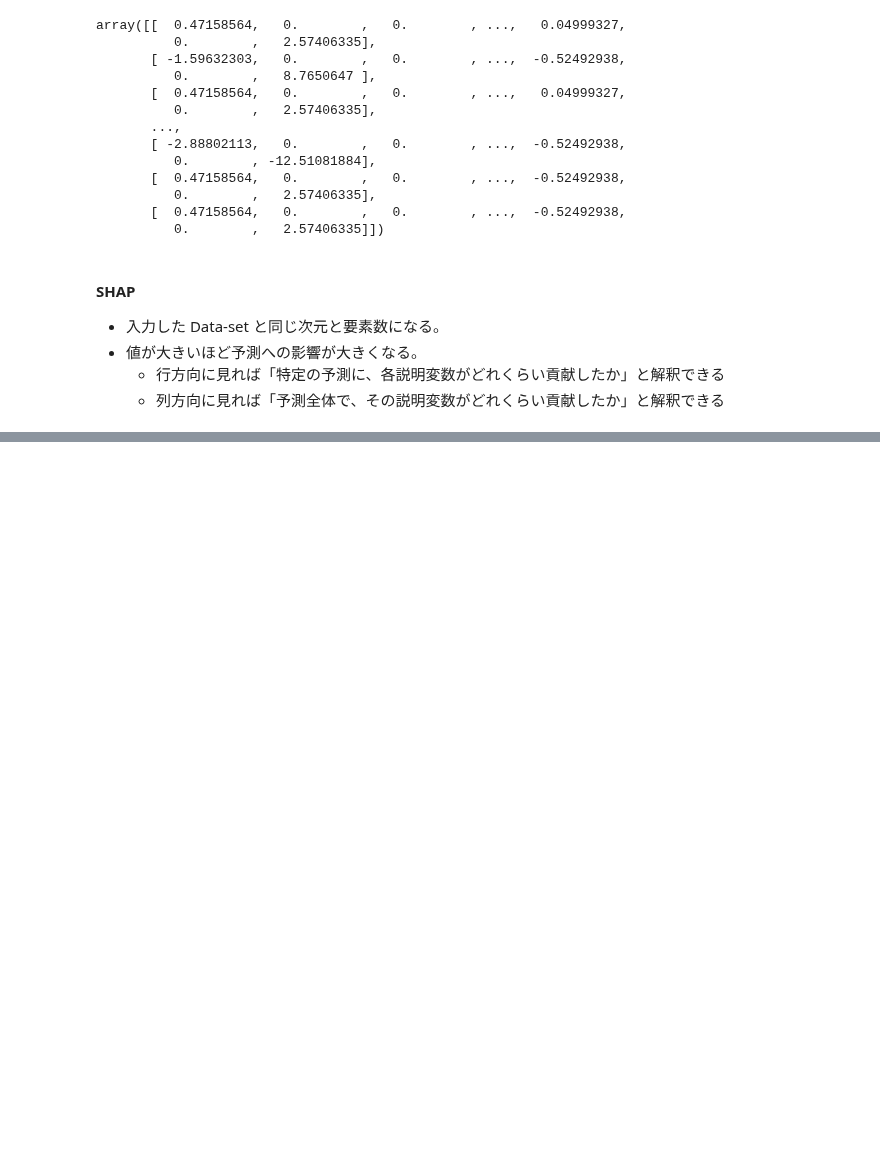
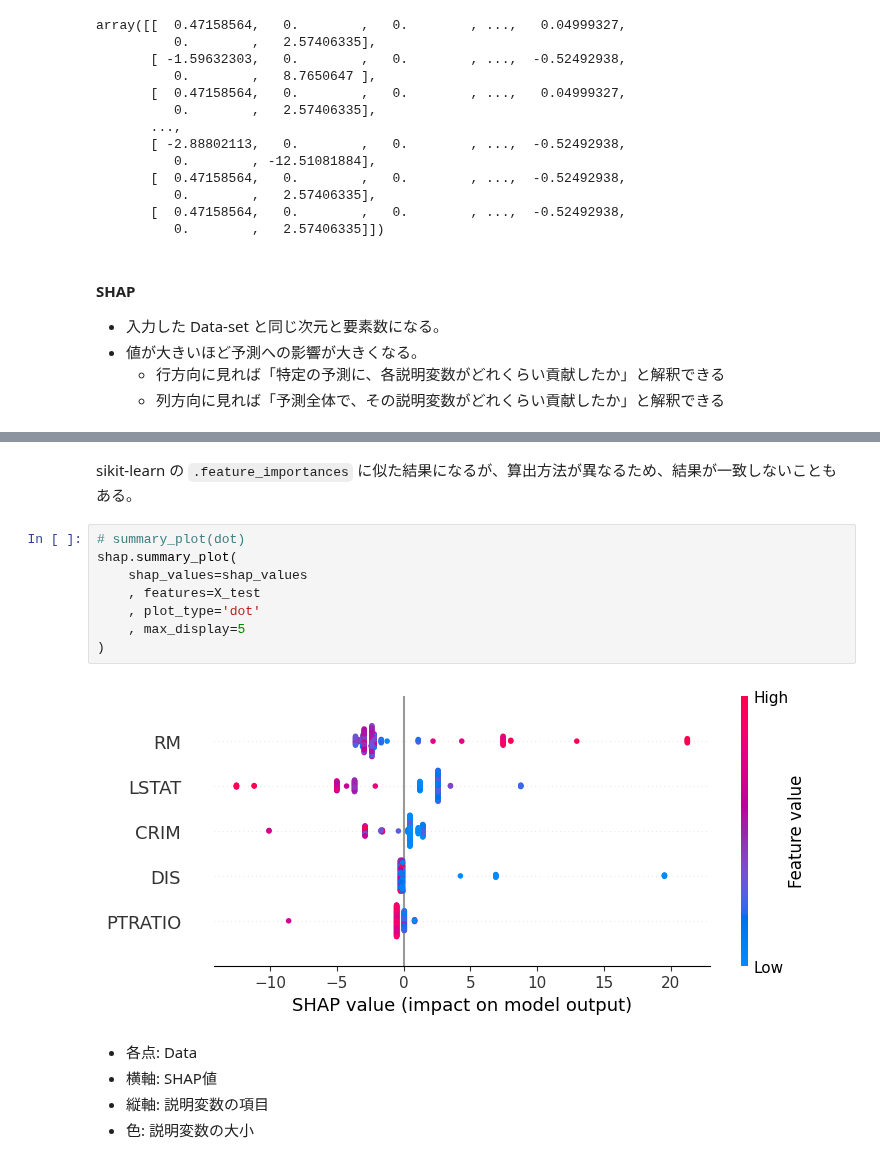
Before and after one commit to 1024xx4/ai_model_building_100, a Jupyter notebook: section09/section09.ipynb, the cells around one changed output, grey strips where cells are left out. Drawn from its saved outputs; the diff is of its cells as text; blank space fills up the shorter version.

```diff
--- a/section09/section09.ipynb
+++ b/section09/section09.ipynb
@@ -124,0 +139,17 @@ array([[  0.47158564,   0.        ,   0.        , ...,   0.04999327,
+# %% [markdown]
+sikit-learn の `.feature_importances` に似た結果になるが、算出方法が異なるため、結果が一致しないこともある。
+# %%
+# summary_plot(dot)
+shap.summary_plot(
+    shap_values=shap_values
+    , features=X_test
+    , plot_type='dot'
+    , max_display=5
+)
+# %% [output]
+[figure, added]
+# %% [markdown]
+- 各点: Data
+- 横軸: SHAP値
+- 縦軸: 説明変数の項目
+- 色: 説明変数の大小
```
Also changed, not shown: parts of 2 cells of this notebook.
